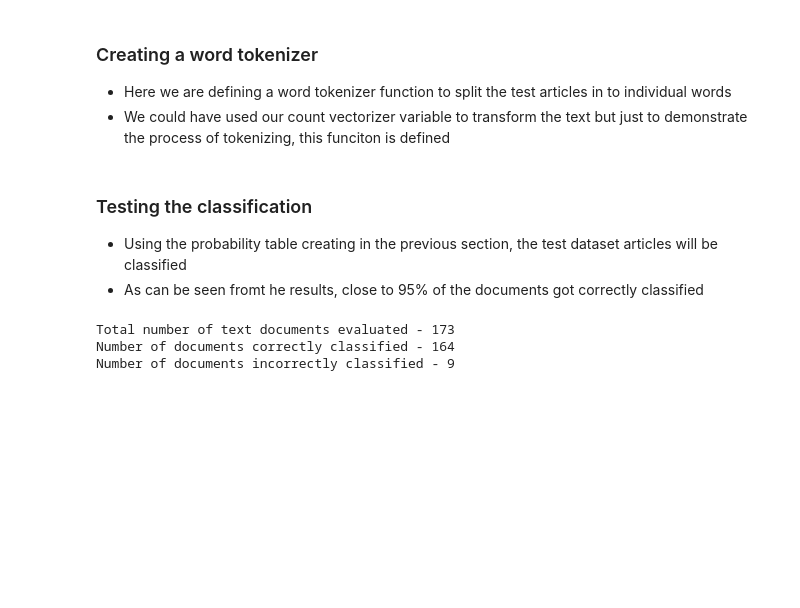
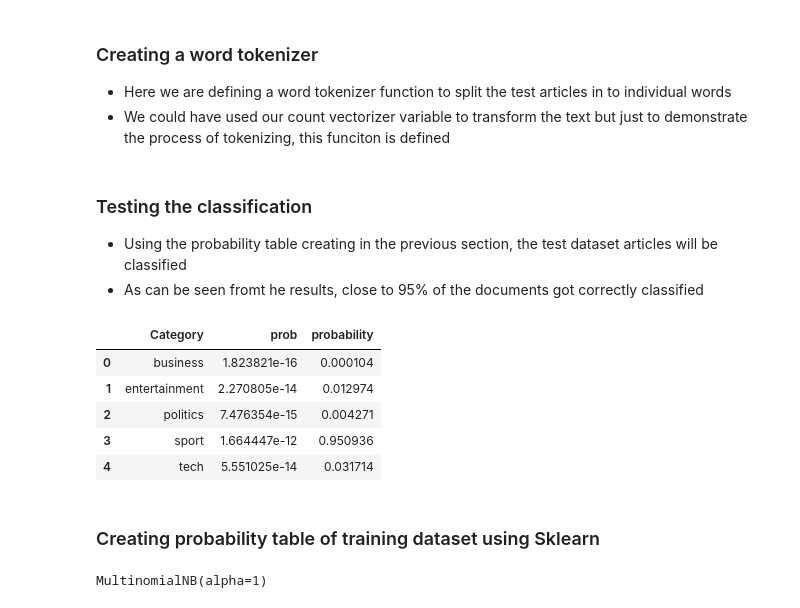
Before and after one commit to dalmiaujjwal/Understanding_Algorithms, a Jupyter notebook: Naive Bayes/Implementation_Scratch_Naive_Bayes .ipynb, the cells around one changed output. Drawn from its saved outputs; the diff is of its cells as text; code cells hidden in the pictures; blank space fills up the shorter version.

```diff
--- a/Naive Bayes/Implementation_Scratch_Naive_Bayes .ipynb
+++ b/Naive Bayes/Implementation_Scratch_Naive_Bayes .ipynb
@@ -125,6 +121,7 @@ prob_table.head(2)
 - We could have used our count vectorizer variable to transform the text but just to demonstrate the process of tokenizing, this funciton is defined
 # %%
 def wt(text):
+    text = text.lower()
     text = re.sub(r"[^a-zA-Z\s]", "", text)
     text = re.sub(r"\s+"," ", text)
     list_of_words = text.split(" ")
@@ -138,24 +133,29 @@ test_x.reset_index(drop=True, inplace=True)
+# %%
+text = "game went really good"
 # %%
-correct = 0
-incorrect = 0
-for i in range(0,test_x.shape[0]-200):
-    text = test_x.loc[i,"Text_Clean"]
-    prob = pd.DataFrame()
-    prob["Category"] = prob_table["Category"]
-    prob["prob"] = prob_table['p_C']
-    for val in wt(text):
-        if val in prob_table.columns:
-            prob["prob"] = prob["prob"] * prob_table[val] * 1000
-        else:
-            prob["prob"] = prob["prob"] * 1
-    prob["probability"] = prob["prob"]/prob["prob"].sum()
-    prob.sort_values("probability",ascending = False, inplace=True)
-    if test_x.loc[i,'Category'] == prob.iloc[0,0]:
-        correct += 1
+prob = pd.DataFrame()
+prob["Category"] = prob_table["Category"]
+prob["prob"] = prob_table['p_C']
+for val in wt(text):
+    if val in prob_table.columns:
+        prob["prob"] = prob["prob"] * prob_table[val]
     else:
-        incorrect +=1
-print(f'Total number of text documents evaluated - {test_x.shape[0]-200}\nNumber of documents correctly classified - {correct}\nNumber of documents incorrectly classified - {incorrect}')
+        prob["prob"] = prob["prob"] * 1
+prob["probability"] = prob["prob"]/prob["prob"].sum()
-# %% [output]
-Total number of text documents evaluated - 173
-Number of documents correctly classified - 164
-Number of documents incorrectly classified - 9
+# %%
+prob
+# %% [output]
+|  | Category | prob | probability |
+| 0 | business | 1.823821e-16 | 0.000104 |
+| 1 | entertainment | 2.270805e-14 | 0.012974 |
+| 2 | politics | 7.476354e-15 | 0.004271 |
+| 3 | sport | 1.664447e-12 | 0.950936 |
+| 4 | tech | 5.551025e-14 | 0.031714 |
+# %% [markdown]
+### Creating probability table of training dataset using Sklearn
+# %%
+Multi_NB = MultinomialNB(alpha=1)
+cols = [col for col in inp_dataset_final.columns if col not in ["Category","ArticleId", "Text", "Text_Clean"]]
+Multi_NB.fit(inp_dataset_final[cols], inp_dataset_final["Category"])
+# %% [output]
+MultinomialNB(alpha=1)
```
Also changed, not shown: parts of 15 cells of this notebook, 2 other files.
